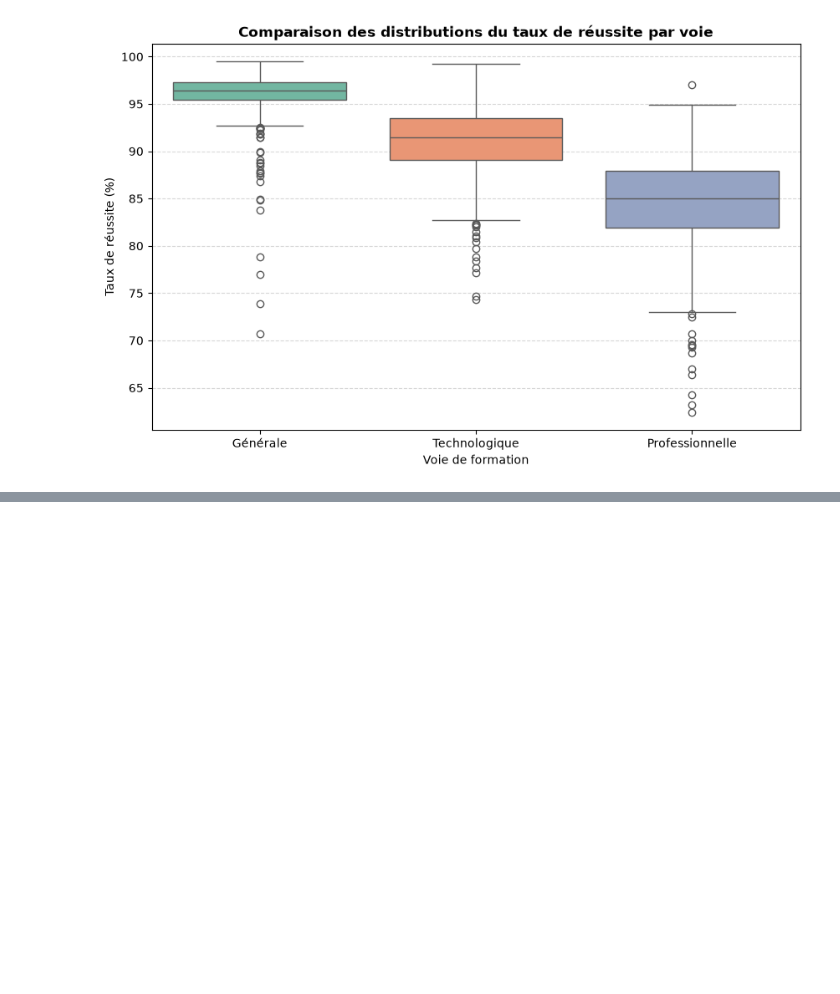
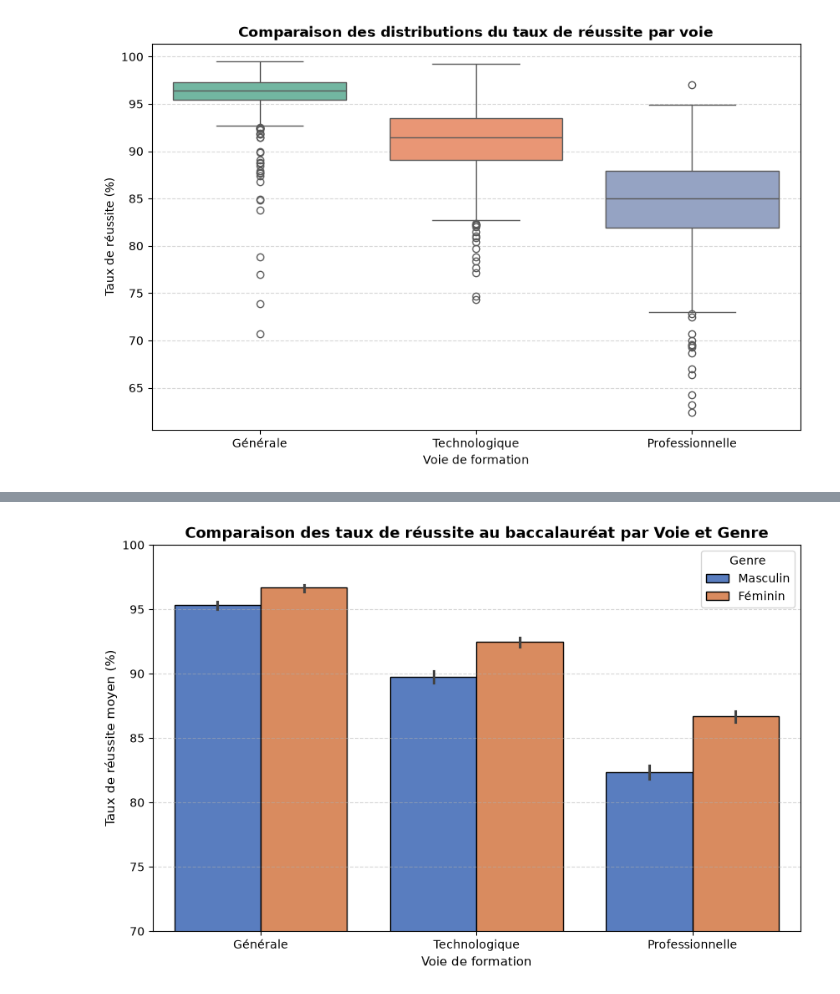
Before and after one commit to WarletAnthony/Analyse-du-taux-de-reussite-au-Baccalaureat, a Jupyter notebook: Nttoyage et Analyse du aux de réussite au Baccalauréat.ipynb, the cells around one changed output, grey strips where cells are left out. Cells and saved outputs as stored; diff of their text form; code cells hidden in the pictures; blank space fills up the shorter version.

```diff
--- a/Nttoyage et Analyse du aux de réussite au Baccalauréat.ipynb
+++ b/Nttoyage et Analyse du aux de réussite au Baccalauréat.ipynb
@@ -270,0 +295,25 @@ df[(df['Voie'] == 'Professionnelle') & (df["Taux de réussite à l'examen"] > 96
+# %%
+plt.figure(figsize=(10, 6))
+
+# Tracé d'un graphique à barres comparatif Genre / Voie
+sns.barplot(
+    data=df,
+    x='Voie',
+    y="Taux de réussite à l'examen",
+    hue='Genre',
+    palette='muted',
+    edgecolor='black'
+)
+
+# Ajustements et finitions professionnels
+plt.title("Comparaison des taux de réussite au baccalauréat par Voie et Genre", fontsize=13, fontweight='bold')
+plt.xlabel("Voie de formation", fontsize=11)
+plt.ylabel("Taux de réussite moyen (%)", fontsize=11)
+plt.ylim(70, 100) # Zoom sur la zone utile pour bien accentuer les écarts
+plt.grid(axis='y', linestyle='--', alpha=0.5)
+
+# Sauvegarde de l'image avant l'affichage pour éviter le carré blanc
+plt.savefig('comparaison_genre_voie.png', dpi=300, bbox_inches='tight')
+plt.show()
+# %% [output]
+[figure, added]
```
Also changed, not shown: parts of 1 cell of this notebook.
